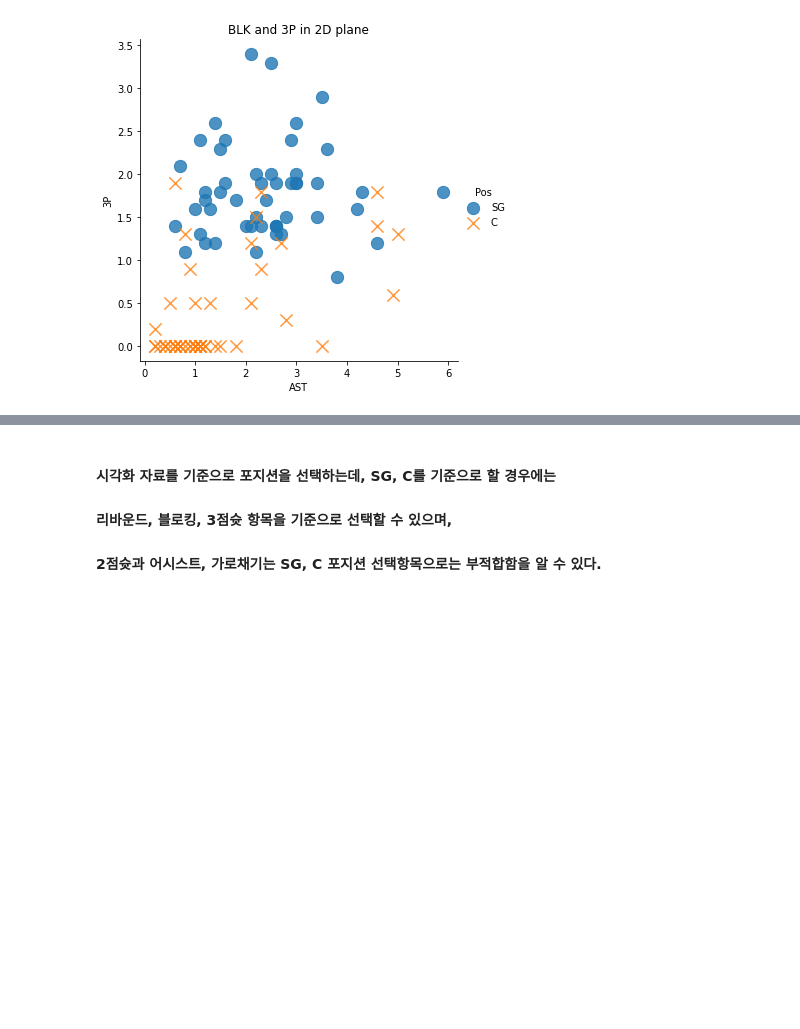
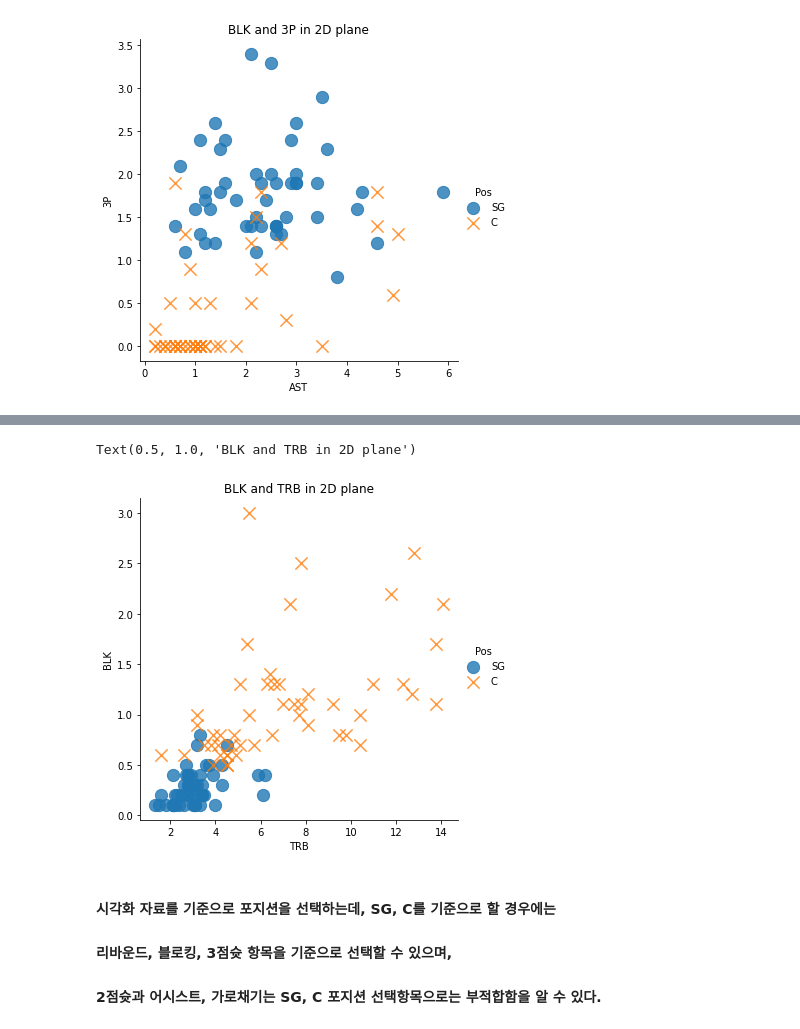
Before and after one commit to hk1486/Machine-Learning, a Jupyter notebook: Day01/Day01(NBA)_KNN.ipynb, the cells around one changed output, grey strips where cells are left out. Saved outputs shown, nothing was run; the diff lists cells and outputs as text; code cells hidden in the pictures; blank space fills up the shorter version.

```diff
--- a/Day01/Day01(NBA)_KNN.ipynb
+++ b/Day01/Day01(NBA)_KNN.ipynb
@@ -116,3 +127,14 @@ Text(0.5, 1.0, 'BLK and 3P in 2D plane')
+# %%
+sns.lmplot(x='TRB', y='BLK', data=df,
+           fit_reg=False,
+           scatter_kws={'s':150},
+           markers=['o','x'],
+           hue='Pos')
+
+plt.title('BLK and TRB in 2D plane')
+# %% [output]
+Text(0.5, 1.0, 'BLK and TRB in 2D plane')
+[figure, added]
 # %% [markdown]
 #### 시각화 자료를 기준으로 포지션을 선택하는데, SG, C를 기준으로 할 경우에는
 
```
Also changed, not shown: parts of 11 cells of this notebook.
